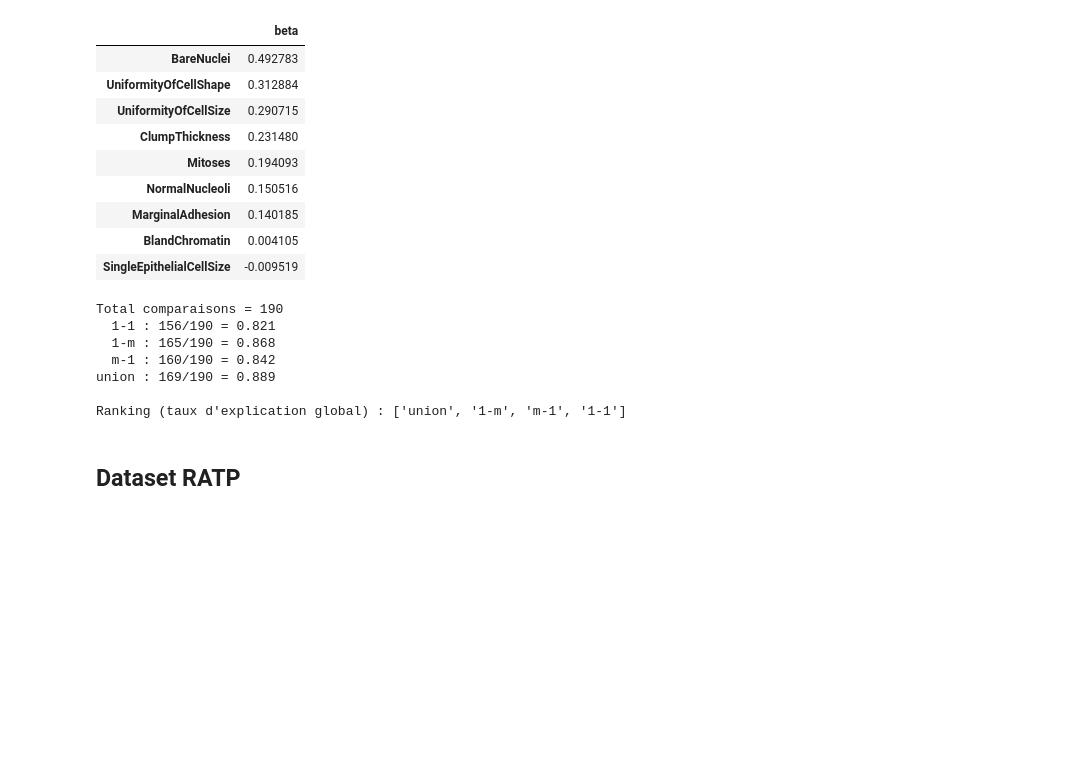
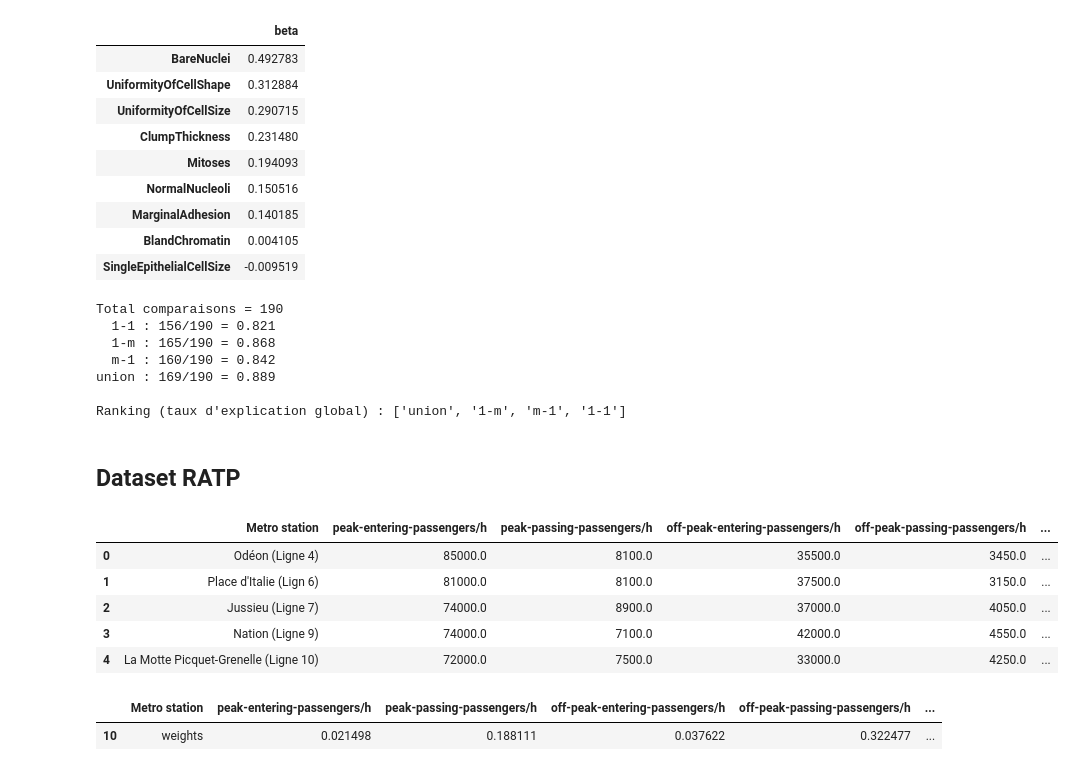
Before and after one commit to fannnyyy/SDP_gurobi, a Jupyter notebook: Projet_SDP_FannyBADOULES_MaelysHANOIRE_DianeVERBECQ.ipynb, the cells around one changed output. Cells and saved outputs as stored; diff of their text form; code cells hidden in the pictures; blank space fills up the shorter version.

Commit message:
dataset ratp traité

```diff
--- a/Projet_SDP_FannyBADOULES_MaelysHANOIRE_DianeVERBECQ.ipynb
+++ b/Projet_SDP_FannyBADOULES_MaelysHANOIRE_DianeVERBECQ.ipynb
@@ -794,3 +794,13 @@ union : 169/190 = 0.889
 Ranking (taux d'explication global) : ['union', '1-m', 'm-1', '1-1']
 # %% [markdown]
 ## Dataset RATP
+# %%
+df_RATP=pd.read_csv("RATP_cleaned.csv")
+df_RATP.head()
+# %% [output]
+|  | Metro station | peak-entering-passengers/h | peak-passing-passengers/h | off-peak-entering-passengers/h | off-peak-passing-passengers/h | ... |
+| 0 | Odéon (Ligne 4) | 85000.0 | 8100.0 | 35500.0 | 3450.0 | ... |
+| 1 | Place d'Italie (Lign 6) | 81000.0 | 8100.0 | 37500.0 | 3150.0 | ... |
+| 2 | Jussieu (Ligne 7) | 74000.0 | 8900.0 | 37000.0 | 4050.0 | ... |
+| 3 | Nation (Ligne 9) | 74000.0 | 7100.0 | 42000.0 | 4550.0 | ... |
+| 4 | La Motte Picquet-Grenelle (Ligne 10) | 72000.0 | 7500.0 | 33000.0 | 4250.0 | ... |
@@ -796,0 +810,5 @@ Ranking (taux d'explication global) : ['union', '1-m', 'm-1', '1-1']
+# %%
+poids
+# %% [output]
+|  | Metro station | peak-entering-passengers/h | peak-passing-passengers/h | off-peak-entering-passengers/h | off-peak-passing-passengers/h | ... |
+| 10 | weights | 0.021498 | 0.188111 | 0.037622 | 0.322477 | ... |
```
Also changed, not shown: parts of 2 cells of this notebook.
